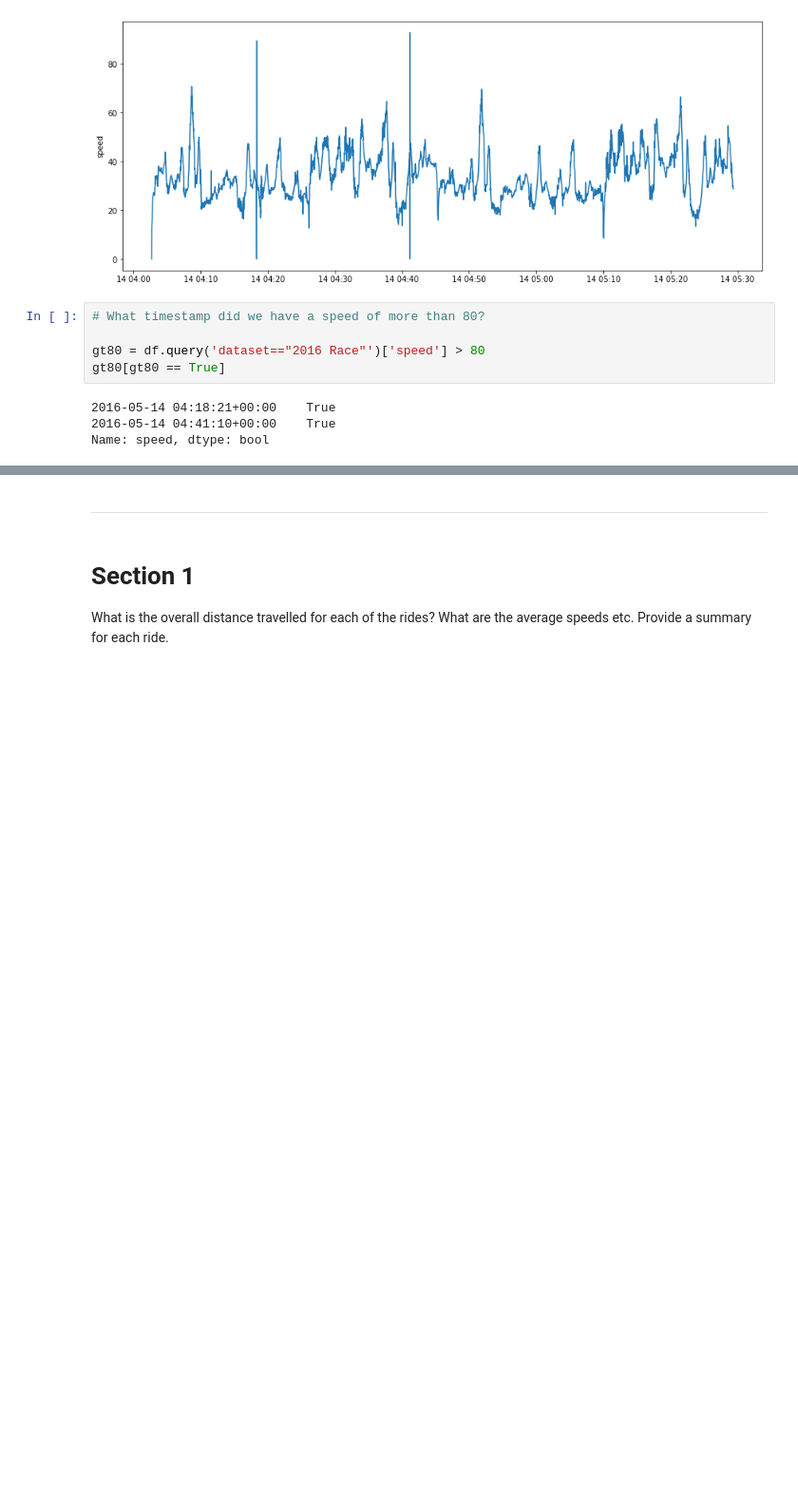
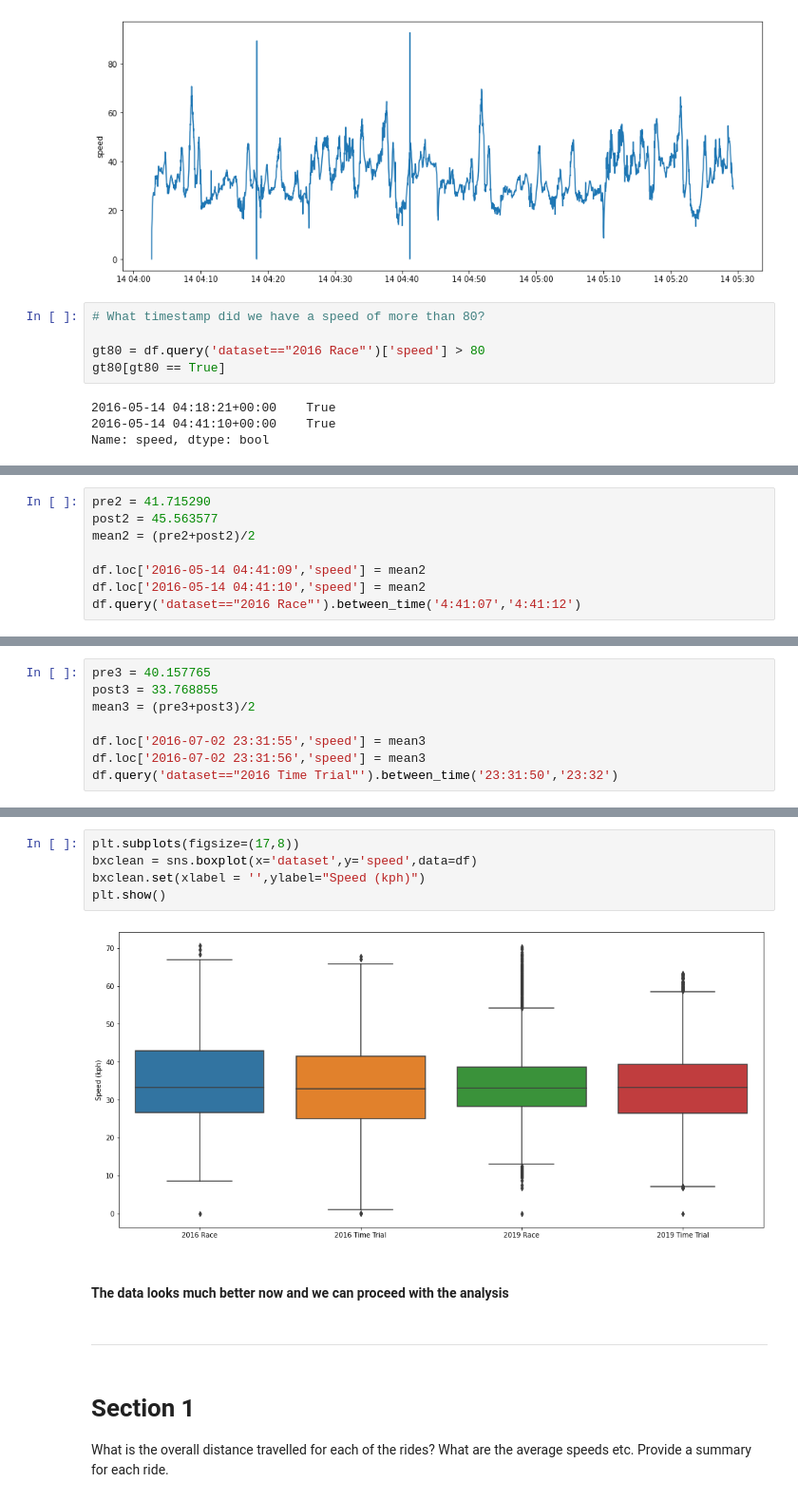
Before and after one commit to walthersy/DataScience-Portfolio, a Jupyter notebook: Portfolio 1.ipynb, the cells around one changed output, grey strips where cells are left out. Shown: that part at 95% size. Cells and saved outputs as stored; diff of their text form; blank space fills up the shorter version.

```diff
--- a/Portfolio 1.ipynb
+++ b/Portfolio 1.ipynb
@@ -191,0 +195,8 @@ plt.show()
+# %%
+pre2 = 41.715290
+post2 = 45.563577
+mean2 = (pre2+post2)/2
+
+df.loc['2016-05-14 04:41:09','speed'] = mean2
+df.loc['2016-05-14 04:41:10','speed'] = mean2
+df.query('dataset=="2016 Race"').between_time('4:41:07','4:41:12')
@@ -191,0 +231,8 @@ plt.show()
+# %%
+pre3 = 40.157765
+post3 = 33.768855
+mean3 = (pre3+post3)/2
+
+df.loc['2016-07-02 23:31:55','speed'] = mean3
+df.loc['2016-07-02 23:31:56','speed'] = mean3
+df.query('dataset=="2016 Time Trial"').between_time('23:31:50','23:32')
@@ -192,3 +247,12 @@ plt.show()
+# %%
+plt.subplots(figsize=(17,8))
+bxclean = sns.boxplot(x='dataset',y='speed',data=df)
+bxclean.set(xlabel = '',ylabel="Speed (kph)")
+plt.show()
+# %% [output]
+[figure, added]
+# %% [markdown]
+#### The data looks much better now and we can proceed with the analysis
 # %% [markdown]
 
 
```
Also changed, not shown: parts of 22 cells of this notebook.
